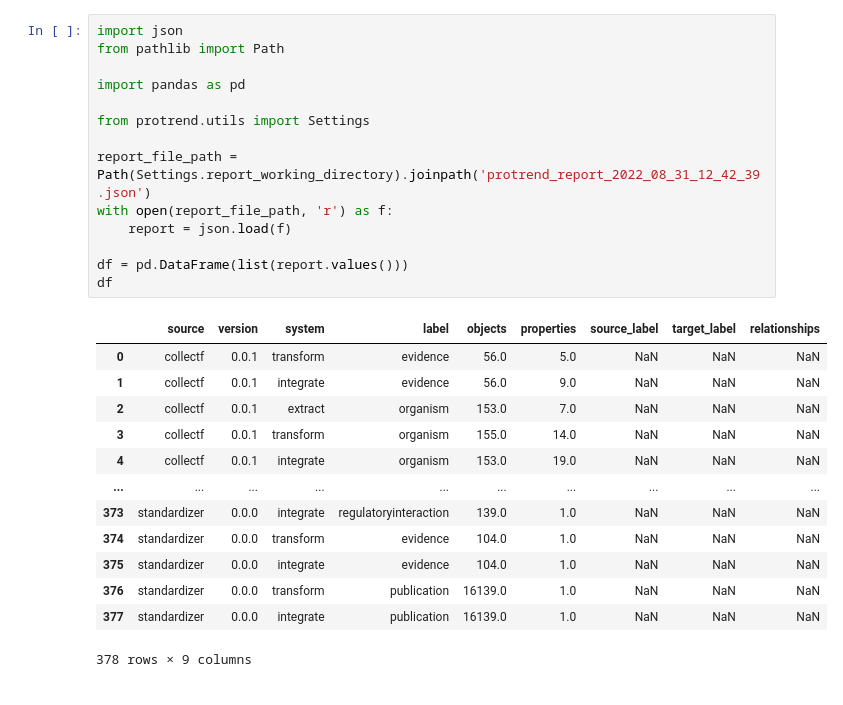
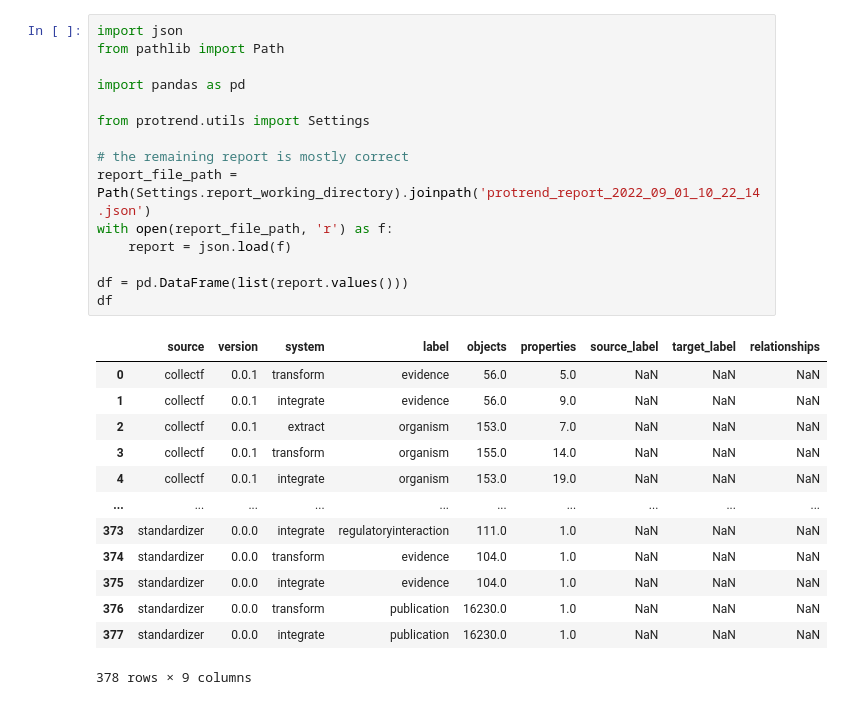
Before and after one commit to cruz-f/protrend-database, a Jupyter notebook: src/protrend/report/integration_report.ipynb, the cells around one changed output. Cells and saved outputs as stored; diff of their text form.

Commit message:
[ADD] update reports for the latest database

```diff
--- a/src/protrend/report/integration_report.ipynb
+++ b/src/protrend/report/integration_report.ipynb
@@ -1,30 +36,31 @@
 # %%
 import json
 from pathlib import Path
 
 import pandas as pd
 
 from protrend.utils import Settings
 
-report_file_path = Path(Settings.report_working_directory).joinpath('protrend_report_2022_08_31_12_42_39.json')
+# the remaining report is mostly correct
+report_file_path = Path(Settings.report_working_directory).joinpath('protrend_report_2022_09_01_10_22_14.json')
 with open(report_file_path, 'r') as f:
     report = json.load(f)
 
 df = pd.DataFrame(list(report.values()))
 df
 # %% [output]
 |  | source | version | system | label | objects | properties | source_label | target_label | relationships |
 | 0 | collectf | 0.0.1 | transform | evidence | 56.0 | 5.0 | NaN | NaN | NaN |
 | 1 | collectf | 0.0.1 | integrate | evidence | 56.0 | 9.0 | NaN | NaN | NaN |
 | 2 | collectf | 0.0.1 | extract | organism | 153.0 | 7.0 | NaN | NaN | NaN |
 | 3 | collectf | 0.0.1 | transform | organism | 155.0 | 14.0 | NaN | NaN | NaN |
 | 4 | collectf | 0.0.1 | integrate | organism | 153.0 | 19.0 | NaN | NaN | NaN |
 | ... | ... | ... | ... | ... | ... | ... | ... | ... | ... |
-| 373 | standardizer | 0.0.0 | integrate | regulatoryinteraction | 139.0 | 1.0 | NaN | NaN | NaN |
+| 373 | standardizer | 0.0.0 | integrate | regulatoryinteraction | 111.0 | 1.0 | NaN | NaN | NaN |
 | 374 | standardizer | 0.0.0 | transform | evidence | 104.0 | 1.0 | NaN | NaN | NaN |
 | 375 | standardizer | 0.0.0 | integrate | evidence | 104.0 | 1.0 | NaN | NaN | NaN |
-| 376 | standardizer | 0.0.0 | transform | publication | 16139.0 | 1.0 | NaN | NaN | NaN |
-| 377 | standardizer | 0.0.0 | integrate | publication | 16139.0 | 1.0 | NaN | NaN | NaN |
+| 376 | standardizer | 0.0.0 | transform | publication | 16230.0 | 1.0 | NaN | NaN | NaN |
+| 377 | standardizer | 0.0.0 | integrate | publication | 16230.0 | 1.0 | NaN | NaN | NaN |
 378 rows × 9 columns
 # %%
 df = pd.pivot_table(df, values='objects', index=['source', 'system'], columns=['label'], aggfunc=sum)
```
Also changed, not shown: parts of 8 cells of this notebook, 17 other files.
